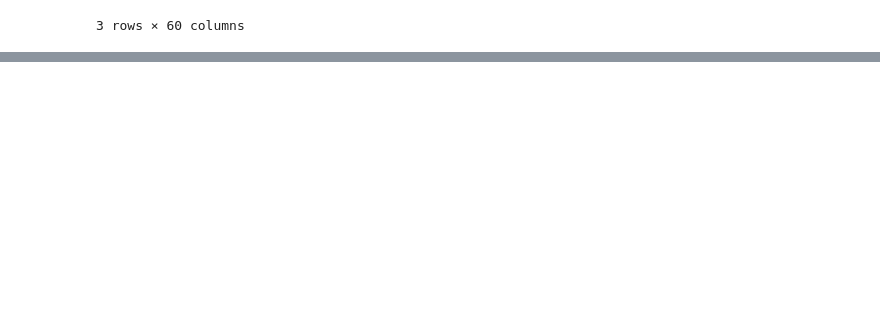
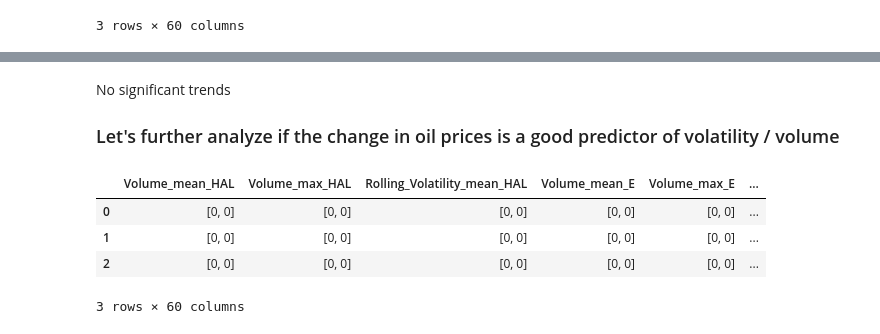
Before and after one commit to maclarenscott/Citadel_Datathon_Spring_Team13, a Jupyter notebook: Data_Analysis.ipynb, the cells around one changed output, grey strips where cells are left out. Saved outputs shown, nothing was run; the diff lists cells and outputs as text; code cells hidden in the pictures; blank space fills up the shorter version.

```diff
--- a/Data_Analysis.ipynb
+++ b/Data_Analysis.ipynb
@@ -296,0 +306,12 @@ restricted_matrix_2_squared
+# %%
+shifted_ds_2 = complete_ds.copy()
+columns_of_interest = ["Brent Crude Oil","West Texas Intermediary Crude Oil"]
+
+# Iterate over these columns to create a lagged (previous entry) column
+for col in columns_of_interest:
+    shifted_ds_2[f'{col}_prev'] = shifted_ds_2[col].shift(1)
+shifted_ds_2 = shifted_ds_2.query("Quarter != 'Q_1_2007'	")
+correlation_matrix = shifted_ds_2.select_dtypes(include=['number']).corr(method='spearman')
+restricted_matrix = correlation_matrix.filter(regex='(Volatility|Volume)', axis=1)
+restricted_matrix = restricted_matrix[-2:]
+restricted_matrix
@@ -296,0 +323,16 @@ restricted_matrix_2_squared
+# %% [markdown]
+No significant trends
+
+### Let's further analyze if the change in oil prices is a good predictor of volatility / volume
+# %%
+data = [0,0,0] #both neg, one neg, both positive
+output_columns_of_interest = [col for col in shifted_ds_2.columns if ('volume' in col.lower() or 'volatility' in col.lower()) and 'prev' not in col.lower()]
+input_columns_of_interest = ["Brent Crude Oil_prev","West Texas Intermediary Crude Oil_prev"]
+freq = pd.DataFrame(columns = output_columns_of_interest, data = [[[0,0] for k in output_columns_of_interest] for x in range(3)])
+freq
+# %% [output]
+|  | Volume_mean_HAL | Volume_max_HAL | Rolling_Volatility_mean_HAL | Volume_mean_E | Volume_max_E | ... |
+| 0 | [0, 0] | [0, 0] | [0, 0] | [0, 0] | [0, 0] | ... |
+| 1 | [0, 0] | [0, 0] | [0, 0] | [0, 0] | [0, 0] | ... |
+| 2 | [0, 0] | [0, 0] | [0, 0] | [0, 0] | [0, 0] | ... |
+3 rows × 60 columns
```
Also changed, not shown: parts of 14 cells of this notebook.
